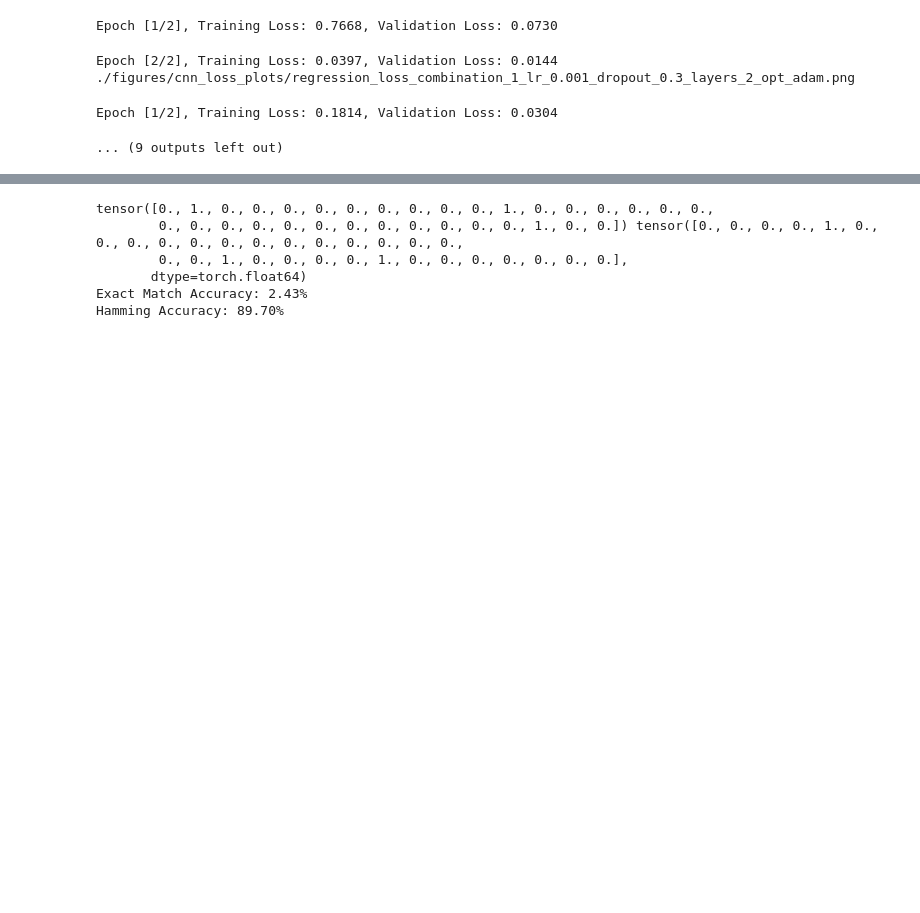
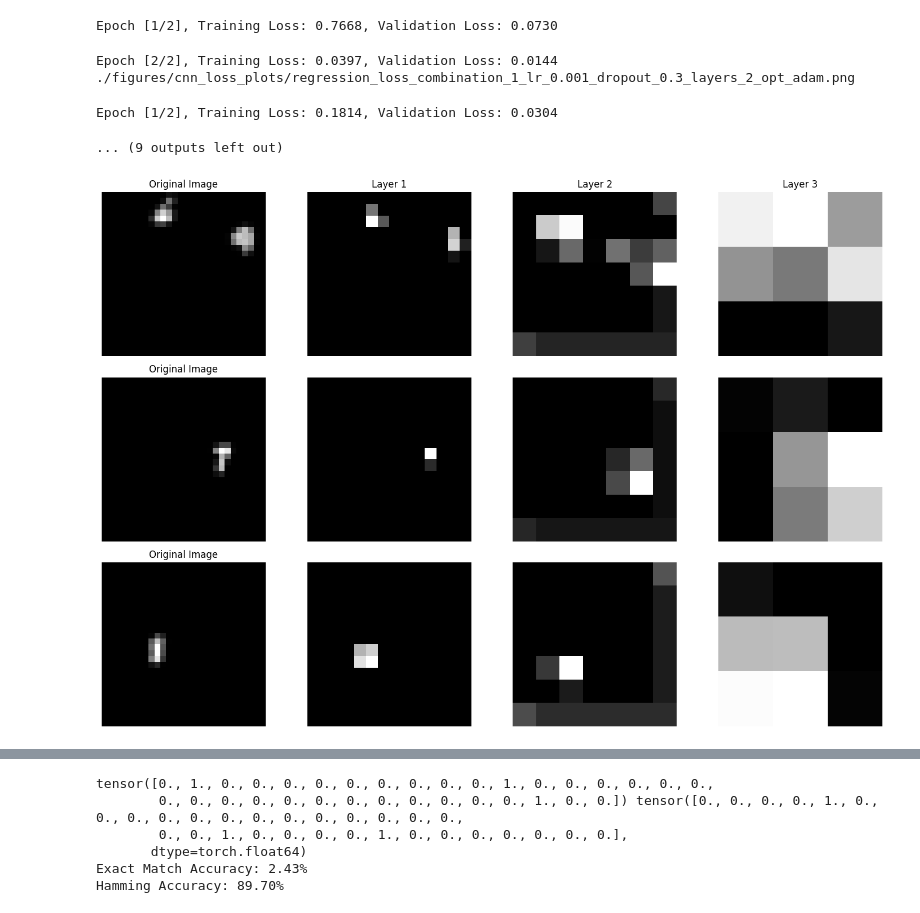
Before and after one commit to StarryBadger/ml-toolkit, a Jupyter notebook: assignments/4/CNN.ipynb, the cells around one changed output, grey strips where cells are left out. Saved outputs shown, nothing was run; the diff lists cells and outputs as text; code cells hidden in the pictures; blank space fills up the shorter version.

```diff
--- a/assignments/4/CNN.ipynb
+++ b/assignments/4/CNN.ipynb
@@ -118,7 +102,7 @@ test_loader = DataLoader(test_dataset, batch_size=32, shuffle=False)
 Implement the CNN Class
 # %%
 device = torch.device('cuda' if torch.cuda.is_available() else 'cpu')
-model = CNN(task='regression', num_classes=4, num_conv_layers=1,dropout_rate=0.5, optimizer_choice='adam', device=device).to(device)
+model = CNN(task='regression', num_classes=4, num_conv_layers=3,dropout_rate=0.2, optimizer_choice='adam', device=device).to(device)
 model.fit(train_loader, val_loader, epochs=5, lr=0.001)
 # %% [output]
 ./figures/cnn_loss_plots/plot.png
@@ -254,3 +242,48 @@ def read_best_params(file_path):
 
 loaded_params = read_best_params(params_file_path)
 print("Loaded Parameters:", loaded_params)
+# %%
+import matplotlib.pyplot as plt
+import numpy as np
+import torch
+
+def visualize_feature_maps(model, data_loader, feature_map_index=0, num_images=3):
+    model.eval()  # Set the model to evaluation mode
+
+    # Get a batch of images
+    images, _ = next(iter(data_loader))
+
+    # Move images to the appropriate device (CPU or GPU)
+    images = images.to(model.device)
+
+    # Forward pass to get feature maps
+    with torch.no_grad():
+        _, feature_maps = model(images, return_feature_maps=True)
+
+    # Select the first three images and their feature maps
+    selected_images = images[:num_images]
+    selected_maps = [feature_maps[i][:num_images] for i in range(len(feature_maps))]
+
+    # Set up the plot
+    fig, axes = plt.subplots(num_images, len(selected_maps) + 1, figsize=(15, 10))
+
+    for i in range(num_images):
+        # Plot original image
+        axes[i, 0].imshow(selected_images[i].cpu().numpy().squeeze(), cmap='gray')
+        axes[i, 0].set_title('Original Image')
+        axes[i, 0].axis('off')
+
+        # Plot feature maps
+        for j in range(len(selected_maps)):
+            axes[i, j + 1].imshow(selected_maps[j][i, feature_map_index].cpu().numpy(), cmap='gray')
+            axes[i, j + 1].axis('off')
+            if i == 0:
+                axes[i, j + 1].set_title(f'Layer {j + 1}')
+
+    plt.tight_layout()
+    plt.show()
+
+# Usage
+visualize_feature_maps(model, train_loader, feature_map_index=2)
+# %% [output]
+[figure, added]
```
Also changed, not shown: parts of 5 cells of this notebook, 7 other files.
